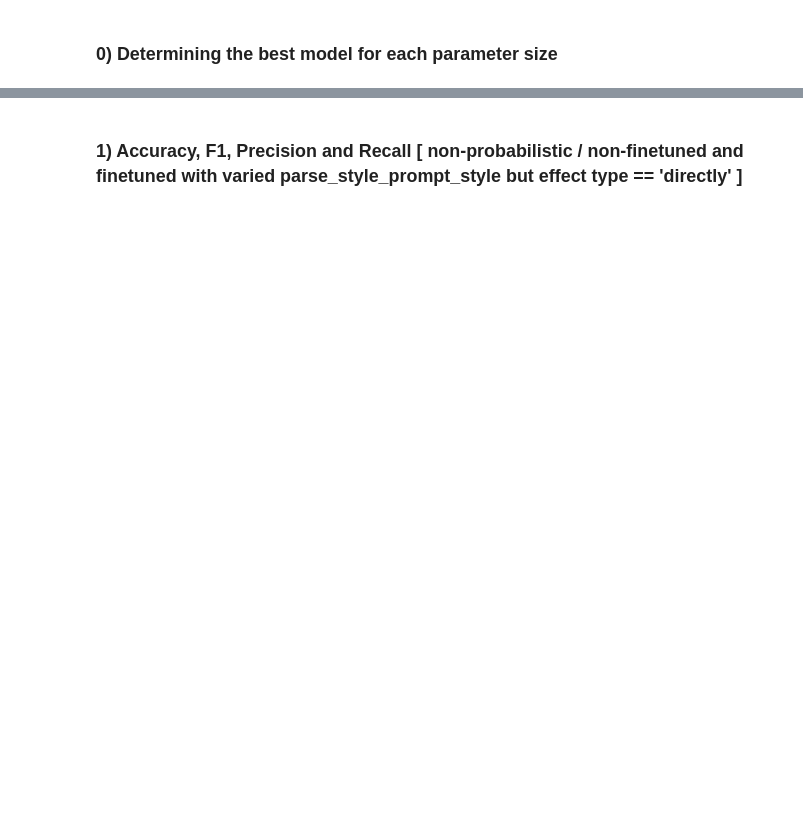
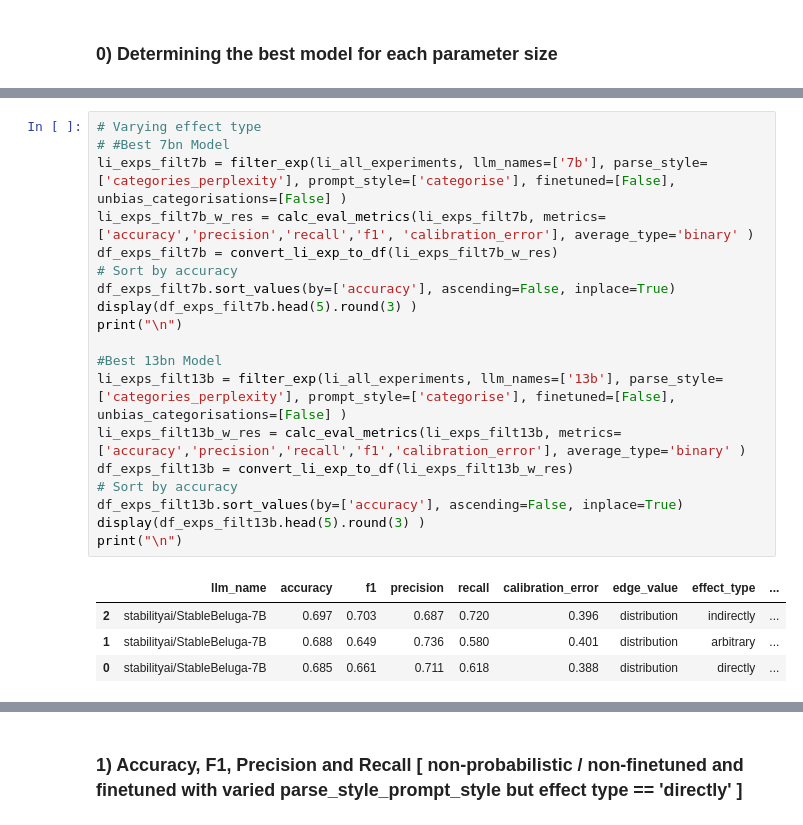
Before and after one commit to Rilwan-A/GovtExpenditure-to-HealthEquity-Labeller, a Jupyter notebook: prompt_engineering/analysis/spot_experiments.ipynb, the cells around one changed output, grey strips where cells are left out. Cells and saved outputs as stored; diff of their text form; blank space fills up the shorter version.

```diff
--- a/prompt_engineering/analysis/spot_experiments.ipynb
+++ b/prompt_engineering/analysis/spot_experiments.ipynb
@@ -283,0 +318,24 @@ li_all_experiments = load_data( )
+# %%
+# Varying effect type
+# #Best 7bn Model
+li_exps_filt7b = filter_exp(li_all_experiments, llm_names=['7b'], parse_style=['categories_perplexity'], prompt_style=['categorise'], finetuned=[False], unbias_categorisations=[False] )
+li_exps_filt7b_w_res = calc_eval_metrics(li_exps_filt7b, metrics=['accuracy','precision','recall','f1', 'calibration_error'], average_type='binary' )
+df_exps_filt7b = convert_li_exp_to_df(li_exps_filt7b_w_res)
+# Sort by accuracy
+df_exps_filt7b.sort_values(by=['accuracy'], ascending=False, inplace=True)
+display(df_exps_filt7b.head(5).round(3) )
+print("\n")
+
+#Best 13bn Model
+li_exps_filt13b = filter_exp(li_all_experiments, llm_names=['13b'], parse_style=['categories_perplexity'], prompt_style=['categorise'], finetuned=[False], unbias_categorisations=[False] )
+li_exps_filt13b_w_res = calc_eval_metrics(li_exps_filt13b, metrics=['accuracy','precision','recall','f1','calibration_error'], average_type='binary' )
+df_exps_filt13b = convert_li_exp_to_df(li_exps_filt13b_w_res)
+# Sort by accuracy
+df_exps_filt13b.sort_values(by=['accuracy'], ascending=False, inplace=True)
+display(df_exps_filt13b.head(5).round(3) )
+print("\n")
+# %% [output]
+|  | llm_name | accuracy | f1 | precision | recall | calibration_error | edge_value | effect_type | ... |
+| 2 | stabilityai/StableBeluga-7B | 0.697 | 0.703 | 0.687 | 0.720 | 0.396 | distribution | indirectly | ... |
+| 1 | stabilityai/StableBeluga-7B | 0.688 | 0.649 | 0.736 | 0.580 | 0.401 | distribution | arbitrary | ... |
+| 0 | stabilityai/StableBeluga-7B | 0.685 | 0.661 | 0.711 | 0.618 | 0.388 | distribution | directly | ... |
```
Also changed, not shown: parts of 10 cells of this notebook.
